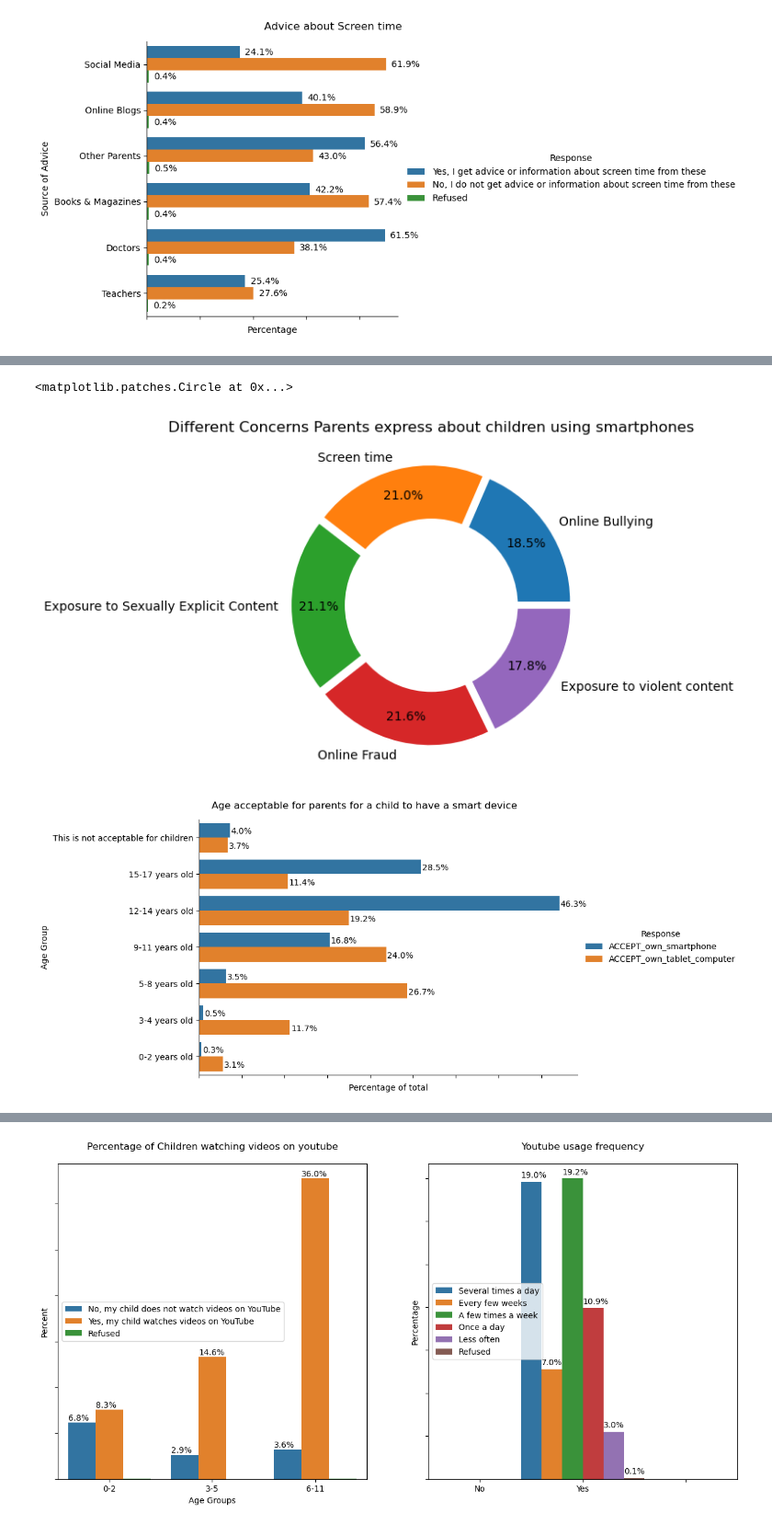
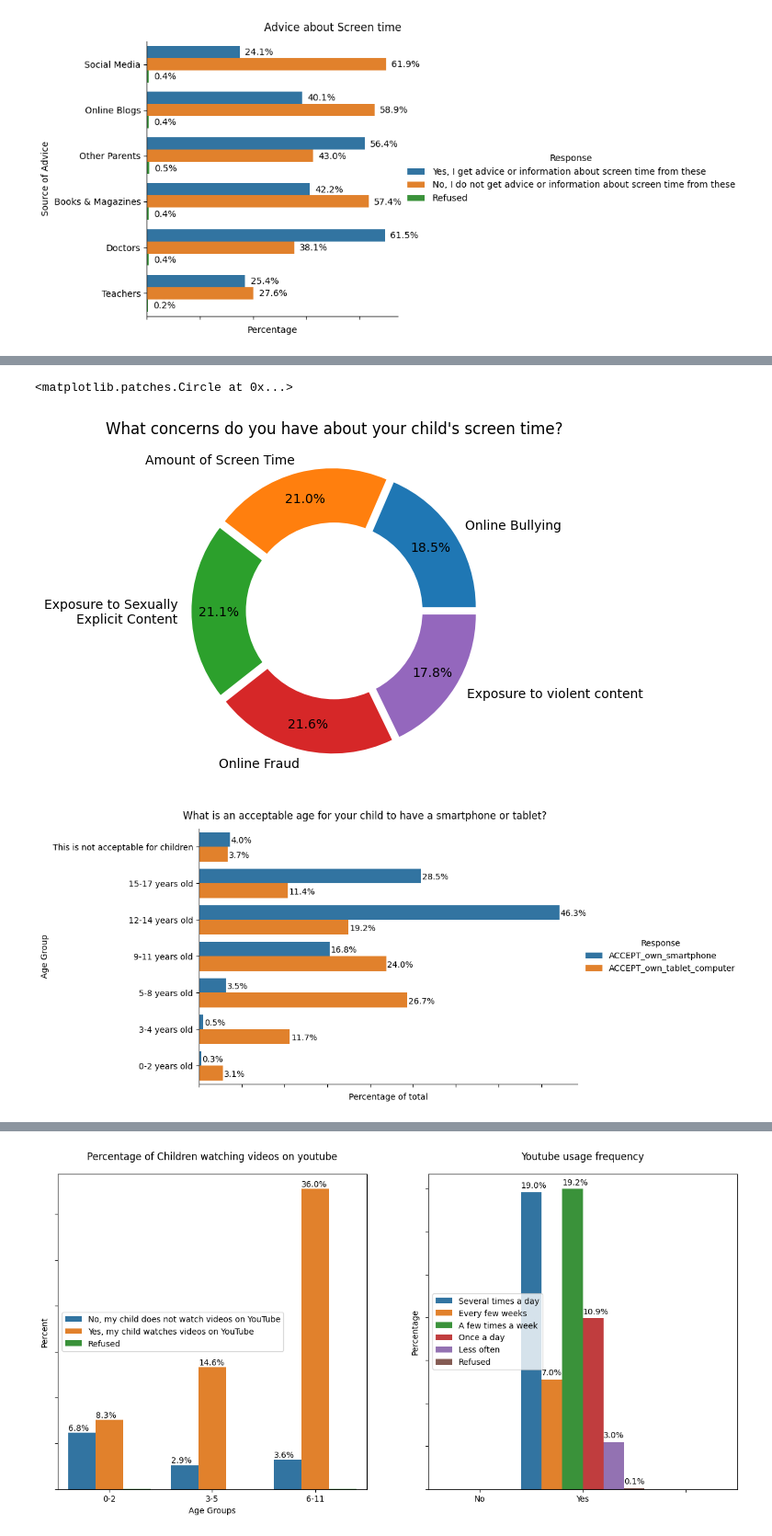
Before and after one commit to tyz-sd/Parenting-children-in-the-age-of-screens, a Jupyter notebook: final_visualizations.ipynb, the cells around one changed output, grey strips where cells are left out. Shown at 92% size. Drawn from its saved outputs; the diff is of its cells as text; code cells hidden in the pictures.

```diff
--- a/final_visualizations.ipynb
+++ b/final_visualizations.ipynb
@@ -227,13 +245,13 @@ major_reason_for_giving_smartphones.show()
 # %%
 major_concern_df=data[['CO_online_bully','CO_screen_time','CO_sexual_explicit_content','CO_online_fraud','CO_violent_content']].apply(lambda x:len(x.loc[x=='Very concerned']))
-major_concern_plot=pieObject.pieChart(major_concern_df.values.tolist(),labels=['Online Bullying','Screen time','Exposure to Sexually Explicit Content','Online Fraud','Exposure to violent content'],autopct='%0.1f%%',pctdistance=0.80,explode=[0.05, 0.05, 0.05, 0.05, 0.05],title='Different Concerns Parents express about children using smartphones')
+major_concern_plot=pieObject.pieChart(major_concern_df.values.tolist(),labels=['Online Bullying','Amount of Screen Time','Exposure to Sexually\nExplicit Content','Online Fraud','Exposure to violent content'],autopct='%0.1f%%',pctdistance=0.80,explode=[0.05, 0.05, 0.05, 0.05, 0.05],title='What concerns do you have about your child\'s screen time?')
 
 
 hole = major_concern_plot.Circle((0, 0), 0.65, facecolor='white')
 plt.gcf().gca().add_artist(hole)
 # %% [output]
 <matplotlib.patches.Circle at 0x...>
-[figure, old version]
+[figure, new version]
 # %%
 # Using dataframe.melt on specific columns to instantiate the class object intsead of suing the entire dataframe
 acceptable_age_df=data[['ACCEPT_own_smartphone','ACCEPT_own_tablet_computer']].melt(value_name='Accept_having _smartphone',var_name='Response')
@@ -245,12 +263,12 @@ acceptable_age=GetVisualization(acceptable_age_df)
 acceptable_age_plot=acceptable_age.categoricalPlot(y='Accept_having _smartphone',hue='Response',kind='count',height=5,aspect=2,order=['0-2 years old','3-4 years old', '5-8 years old','9-11 years old','12-14 years old','15-17 years old','This is not acceptable for children',][::-1])
 
 # Updating the labels of the visualization using a class method
-acceptable_age_plot=acceptable_age.changelabelsAndTitle(acceptable_age_plot,title='Age acceptable for parents for a child to have a smart device',xticklabels='',xlabel='Percentage of total',ylabel='Age Group')
+acceptable_age_plot=acceptable_age.changelabelsAndTitle(acceptable_age_plot,title='What is an acceptable age for your child to have a smartphone or tablet?',xticklabels='',xlabel='Percentage of total',ylabel='Age Group')
 
 # Adding annotations to the visulaization
 add_percentage_labels_when_y(acceptable_age_plot,'Accept_having _smartphone',plt.gca(),len(data),5,0.3)
 # %% [output]
-[figure, old version]
+[figure, new version]
 # %%
 # Using dataframe.melt on specific columns to instantiate the class object intsead of suing the entire dataframe
 monitor_df=data[['MNT_websites','MNT_take_away_mobile','MNT_screentime','MNT_call_records','MNT_parental_controls','MNT_socialmedia','MNT_gps']].melt(var_name='monitor_child_activities',value_name='Response')
```
Also changed, not shown: parts of 9 cells of this notebook, 11 other files.
